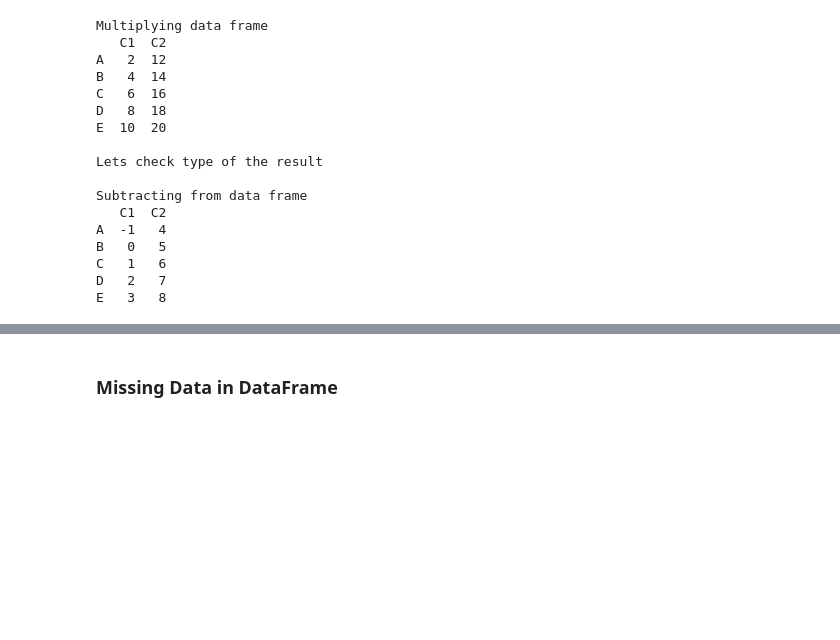
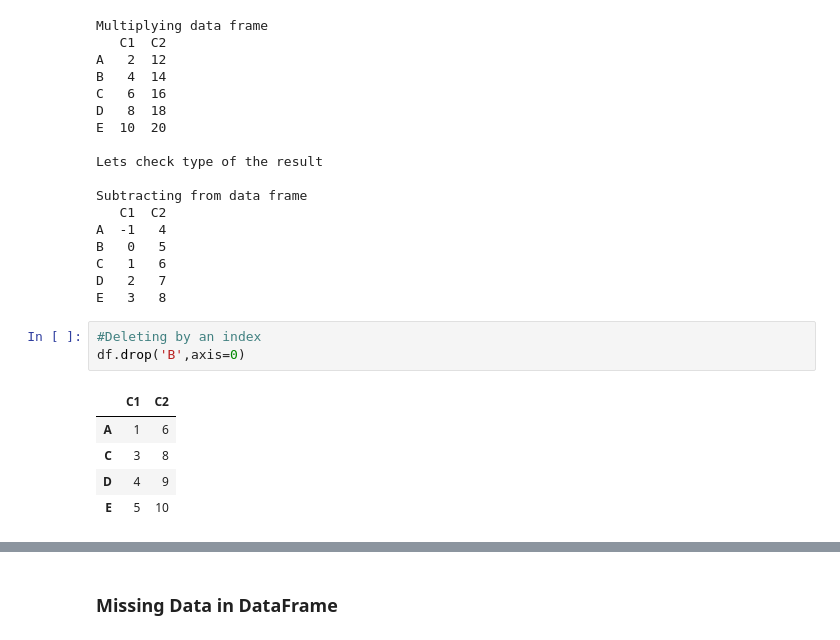
Before and after one commit to seckindinc/Python, a Jupyter notebook: Pandas/Data-Manipulation.ipynb, the cells around one changed output, grey strips where cells are left out. Drawn from its saved outputs; the diff is of its cells as text; blank space fills up the shorter version.

```diff
--- a/Pandas/Data-Manipulation.ipynb
+++ b/Pandas/Data-Manipulation.ipynb
@@ -170,3 +170,12 @@ B   0   5
 C   1   6
 D   2   7
 E   3   8
+# %%
+#Deleting by an index
+df.drop('B',axis=0)
+# %% [output]
+|  | C1 | C2 |
+| A | 1 | 6 |
+| C | 3 | 8 |
+| D | 4 | 9 |
+| E | 5 | 10 |
```
Also changed, not shown: parts of 4 cells of this notebook.
